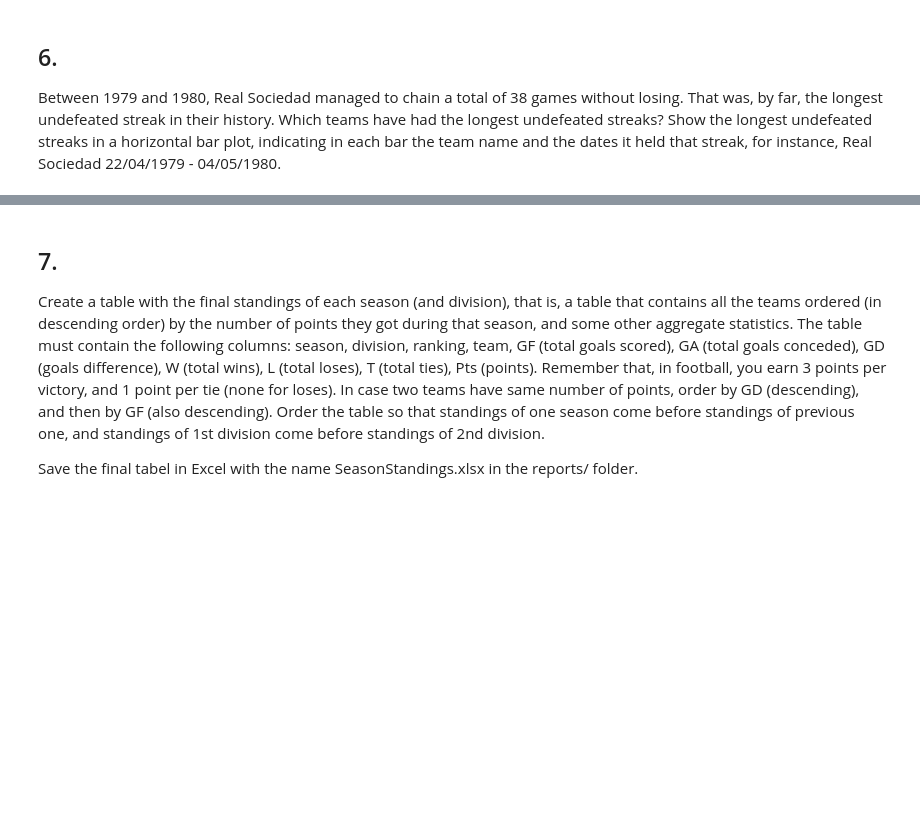
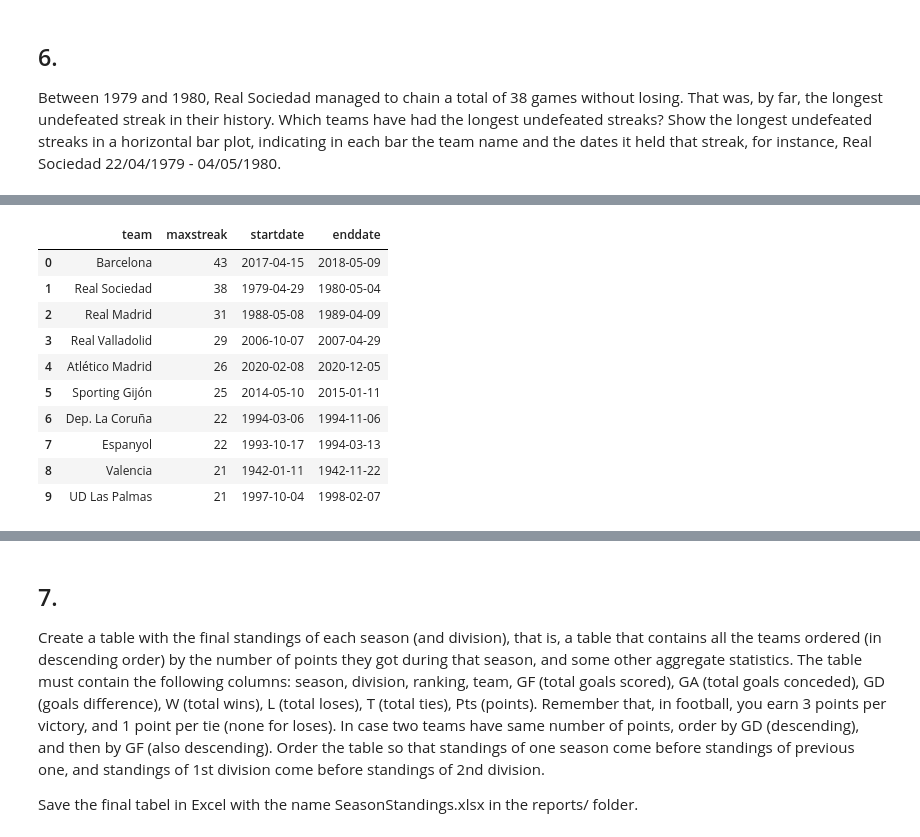
Before and after one commit to AbelBR1997/la-quiniela-main-OriolOmarAbel, a Jupyter notebook: analysis/LaLigaDataAnalysis.ipynb, the cells around one changed output, grey strips where cells are left out. Saved outputs shown, nothing was run; the diff lists cells and outputs as text; code cells hidden in the pictures; blank space fills up the shorter version.

```diff
--- a/analysis/LaLigaDataAnalysis.ipynb
+++ b/analysis/LaLigaDataAnalysis.ipynb
@@ -501,0 +439,74 @@ plt.show()
+# %%
+query='SELECT season, division, date, home_team, away_team, score FROM matches'
+
+df_matches = pd.read_sql_query(query, conn)
+
+df_matches = df_matches[df_matches['score'].notna()]
+
+df_matches[['home_goals', 'away_goals']] = df_matches['score'].str.split(':', expand=True)
+
+df_matches['home_goals'] = pd.to_numeric(df_matches['home_goals'])
+df_matches['away_goals'] = pd.to_numeric(df_matches['away_goals'])
+del df_matches['score']
+
+df_matches['seasonbegin'] = df_matches['season'].str.split('-').str[0]
+df_matches['seasonbegin'] = pd.to_numeric(df_matches['seasonbegin'])
+df_matches['season'] = df_matches['seasonbegin']
+del df_matches['seasonbegin']
+
+def datefixer(row):
+    month, day, year = row['date'].split('/')
+    year = int(year)+1900
+    if row['season'] > year:
+        year = year + 100
+    return pd.to_datetime(f"{year}-{month}-{day}")
+
+df_matches['date'] = df_matches.apply(datefixer, axis=1)
+df_matches = df_matches.sort_values('date', ascending=True)
+
+df_matches['winner'] = np.where(df_matches['home_goals'] > df_matches['away_goals'], 1,
+                                np.where(df_matches['home_goals'] < df_matches['away_goals'], 2, 0))
+
+df_teams = pd.DataFrame(pd.concat([df_matches["home_team"],df_matches['away_team']]).unique(), columns=['team'])
+
+df_teams = df_teams.sort_values('team', ascending=True).reset_index(drop = True)
+
+def datesandoutcomes(team, df):
+    dates = pd.DataFrame(columns=['date', 'outcome'])
+    team_condition = (df['home_team'] == team) | (df['away_team'] == team)
+    t_condition = df['winner'] == 0
+    w_condition = ((df['home_team'] == team) & (df['winner'] == 1)) | ((df['away_team'] == team) & (df['winner'] == 2))
+    dates['date'] = df.loc[team_condition, 'date']
+    dates['outcome'] = 0
+    dates.loc[team_condition & w_condition, 'outcome'] = 1
+    dates.loc[team_condition & t_condition, 'outcome'] = 1
+    dates = dates.reset_index(drop=True)
+    return dates
+
+def maxstreakteam(team, df):
+    dates_df = datesandoutcomes(team, df)
+    dates_df['group'] = (dates_df['outcome'] != dates_df['outcome'].shift()).cumsum()
+    group_lengths = dates_df[dates_df['outcome'] == 1].groupby('group').size()
+    max_length = group_lengths.max()
+    max_group = group_lengths[group_lengths == max_length].index[0]
+    dates_of_longest_streak = dates_df[dates_df['group'] == max_group]['date']
+    finalproduct = [max_length, dates_of_longest_streak.iloc[0], dates_of_longest_streak.iloc[-1]]
+    return finalproduct
+
+df_teams[['maxstreak', 'startdate', 'enddate']] = df_teams['team'].apply(lambda x: pd.Series(maxstreakteam(x, df_matches)))
+
+df_teams = df_teams.sort_values('maxstreak', ascending=False).head(10).reset_index(drop = True)
+
+df_teams
+# %% [output]
+|  | team | maxstreak | startdate | enddate |
+| 0 | Barcelona | 43 | 2017-04-15 | 2018-05-09 |
+| 1 | Real Sociedad | 38 | 1979-04-29 | 1980-05-04 |
+| 2 | Real Madrid | 31 | 1988-05-08 | 1989-04-09 |
+| 3 | Real Valladolid | 29 | 2006-10-07 | 2007-04-29 |
+| 4 | Atlético Madrid | 26 | 2020-02-08 | 2020-12-05 |
+| 5 | Sporting Gijón | 25 | 2014-05-10 | 2015-01-11 |
+| 6 | Dep. La Coruña | 22 | 1994-03-06 | 1994-11-06 |
+| 7 | Espanyol | 22 | 1993-10-17 | 1994-03-13 |
+| 8 | Valencia | 21 | 1942-01-11 | 1942-11-22 |
+| 9 | UD Las Palmas | 21 | 1997-10-04 | 1998-02-07 |
```
Also changed, not shown: parts of 8 cells of this notebook, 1 other file.
